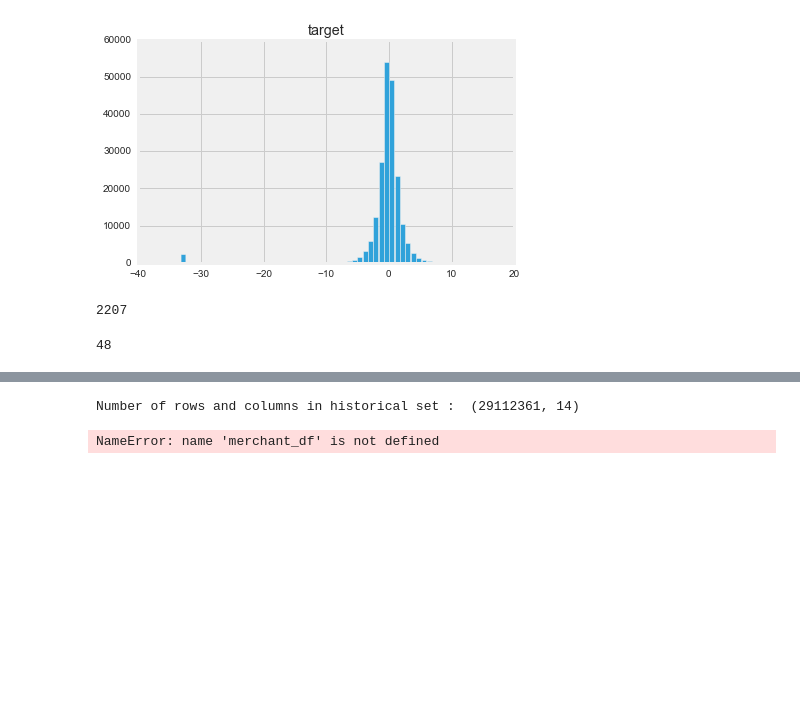
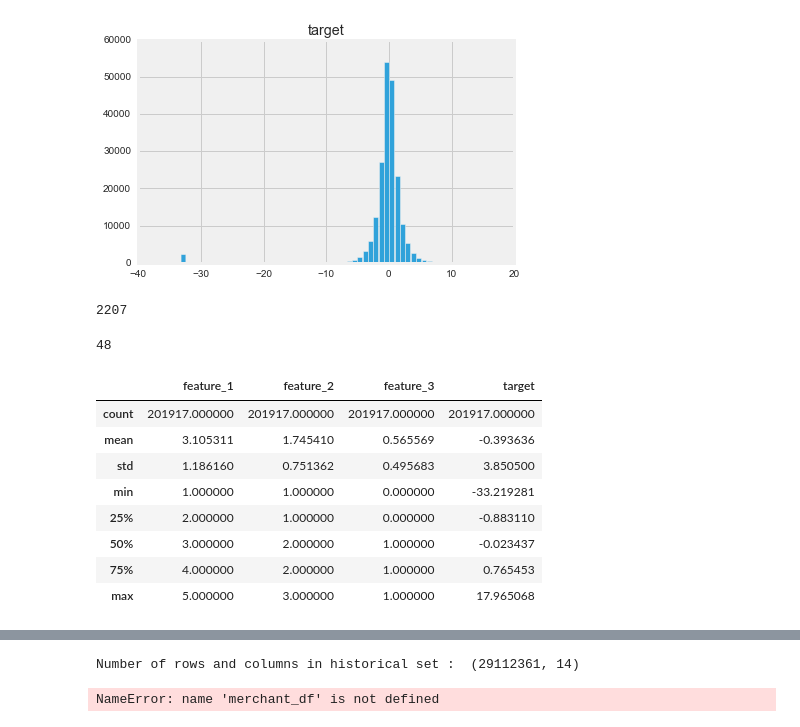
Before and after one commit to ygonzalez/elo_merchant_category, a Jupyter notebook: notebooks/1.0-yg-EDA.ipynb, the cells around one changed output, grey strips where cells are left out. Saved outputs shown, nothing was run; the diff lists cells and outputs as text; code cells hidden in the pictures; blank space fills up the shorter version.

```diff
--- a/notebooks/1.0-yg-EDA.ipynb
+++ b/notebooks/1.0-yg-EDA.ipynb
@@ -60,3 +69,15 @@ ax = train_df.hist(bins=60,  zorder=2, rwidth=0.9,
 (train_df['target']>10).sum()
 # %% [output]
 48
+# %%
+train_df.describe()
+# %% [output]
+|  | feature_1 | feature_2 | feature_3 | target |
+| count | 201917.000000 | 201917.000000 | 201917.000000 | 201917.000000 |
+| mean | 3.105311 | 1.745410 | 0.565569 | -0.393636 |
+| std | 1.186160 | 0.751362 | 0.495683 | 3.850500 |
+| min | 1.000000 | 1.000000 | 0.000000 | -33.219281 |
+| 25% | 2.000000 | 1.000000 | 0.000000 | -0.883110 |
+| 50% | 3.000000 | 2.000000 | 1.000000 | -0.023437 |
+| 75% | 4.000000 | 2.000000 | 1.000000 | 0.765453 |
+| max | 5.000000 | 3.000000 | 1.000000 | 17.965068 |
```
Also changed, not shown: parts of 7 cells of this notebook.
